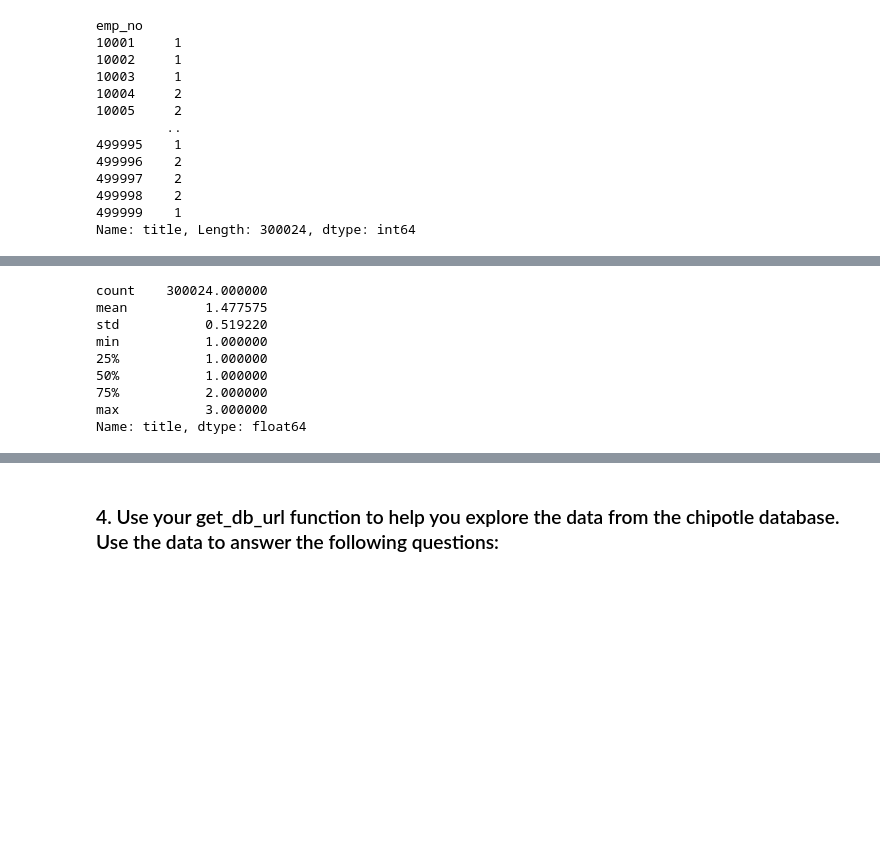
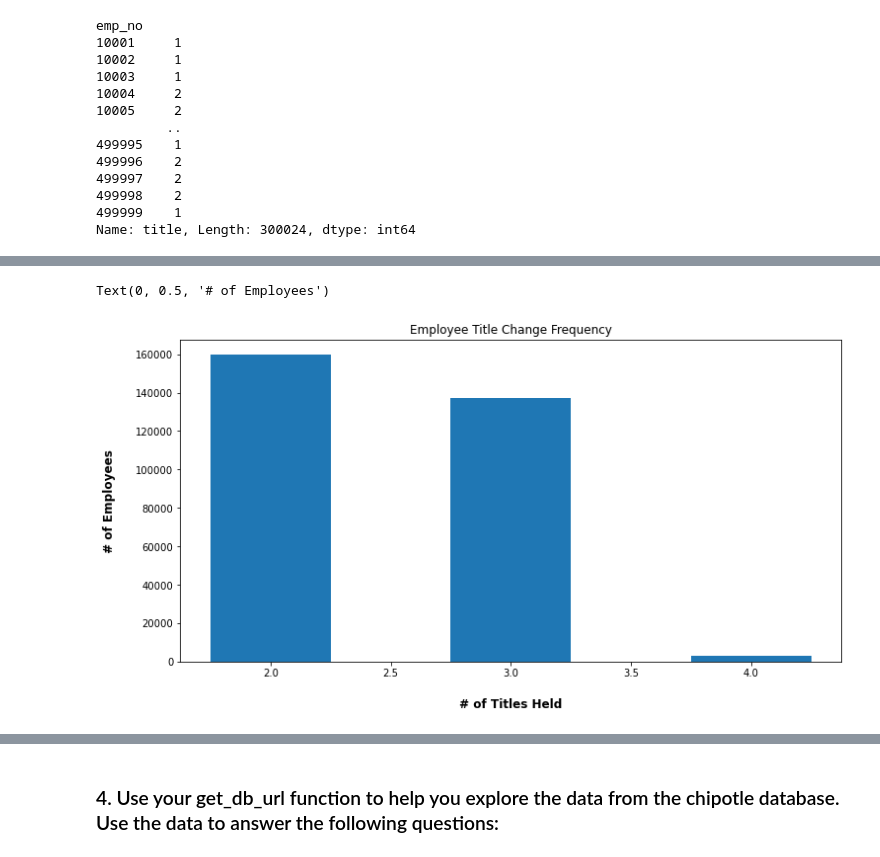
Before and after one commit to CSolitaire/numpy-pandas-visualization-exercises, a Jupyter notebook: advanced_dataframes.ipynb, the cells around one changed output, grey strips where cells are left out. Cells and saved outputs as stored; diff of their text form; code cells hidden in the pictures; blank space fills up the shorter version.

Commit message:
Histogram Complete

```diff
--- a/advanced_dataframes.ipynb
+++ b/advanced_dataframes.ipynb
@@ -359,7 +510,11 @@ Name: title, Length: 300024, dtype: int64
 """
 Now lets make a hist
 """
-emp_title_counts = employee_and_title_merge_all.sort_values(by =['emp_no','title']).groupby('emp_no').title.count()
-list_to_graph = list(emp_title_counts)
-list_to_graph
+emp_no_title_count_df = pd.DataFrame(employee_and_title_merge_all.sort_values(by =['emp_no','title']).groupby('emp_no').title.count())
+emp_no_title_count_df
+
+
+#(kind = 'barh')
+#list_to_graph = list(emp_title_counts)
+#list_to_graph
 # %% [output]
@@ -367,14 +535,16 @@ NameError: name 'index' is not defined
-# %%
-emp_title_counts.describe()
-# %% [output]
-count    300024.000000
-mean          1.477575
-std           0.519220
-min           1.000000
-25%           1.000000
-50%           1.000000
-75%           2.000000
-max           3.000000
-Name: title, dtype: float64
+# %%
+ """
+Lets see if it works when i run my column name inside of my hist() method
+ """
+hist = emp_no_title_count_df.plot.hist(bins = [1,2,3,4], align = "right", rwidth=0.5, legend = False)
+
+hist.set_title("Employee Title Change Frequency")
+
+hist.set_xlabel("# of Titles Held", labelpad=20, weight='bold', size=12)
+
+hist.set_ylabel("# of Employees", labelpad=20, weight='bold', size=12)
+# %% [output]
+Text(0, 0.5, '# of Employees')
+[figure, added]
 # %%
 # For each title, find the hire date of the employee that was hired most recently with that title.
```
Also changed, not shown: parts of 22 cells of this notebook.
